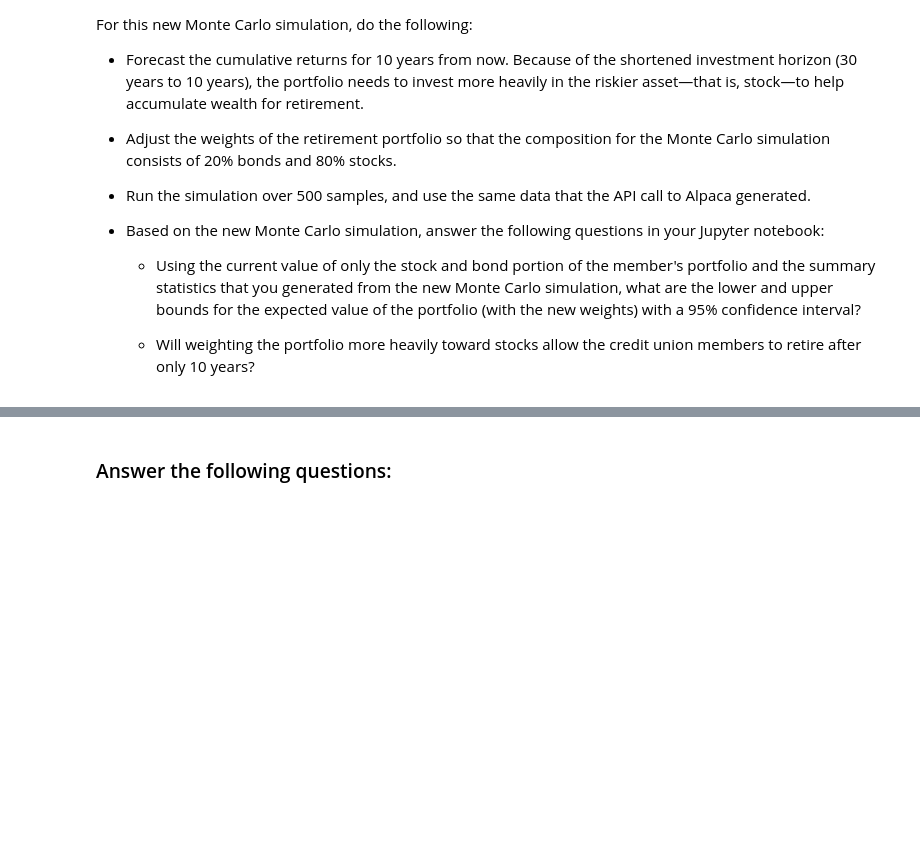
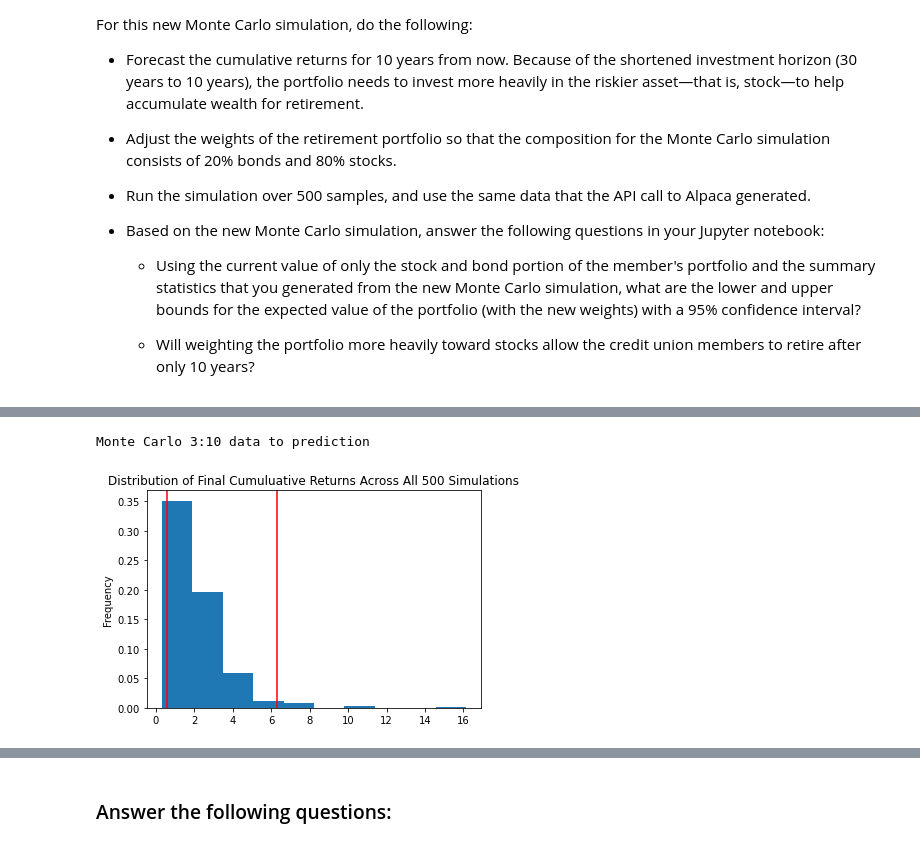
Before and after one commit to Billie-LS/Emergency_and_Retirement_Financial_Planner, a Jupyter notebook: financial_planning_tools.ipynb, the cells around one changed output, grey strips where cells are left out. Saved outputs shown, nothing was run; the diff lists cells and outputs as text; code cells hidden in the pictures; blank space fills up the shorter version.

```diff
--- a/financial_planning_tools.ipynb
+++ b/financial_planning_tools.ipynb
@@ -846,9 +859,12 @@ two_eight_weight_line_plot= MC_two_eight_weight.plot_simulation()
 # %%
 # Visualize the probability distribution of the 10-year Monte Carlo simulation
 # by plotting a histogram
 
-two_eight_weight_distribution_plot = MC_two_eight_weight.plot_distribution()
+two_eight_3yr_10yr_weight_distribution_plot = MC_two_eight_3yr_10yr_weight.plot_distribution()
 print('Monte Carlo 3:10 data to prediction')
+# %% [output]
+Monte Carlo 3:10 data to prediction
+[figure, added]
 # %%
 # Generate summary statistics from the 10-year Monte Carlo simulation results
 # Save the results as a variable
```
Also changed, not shown: parts of 50 cells of this notebook, 2 other files.
